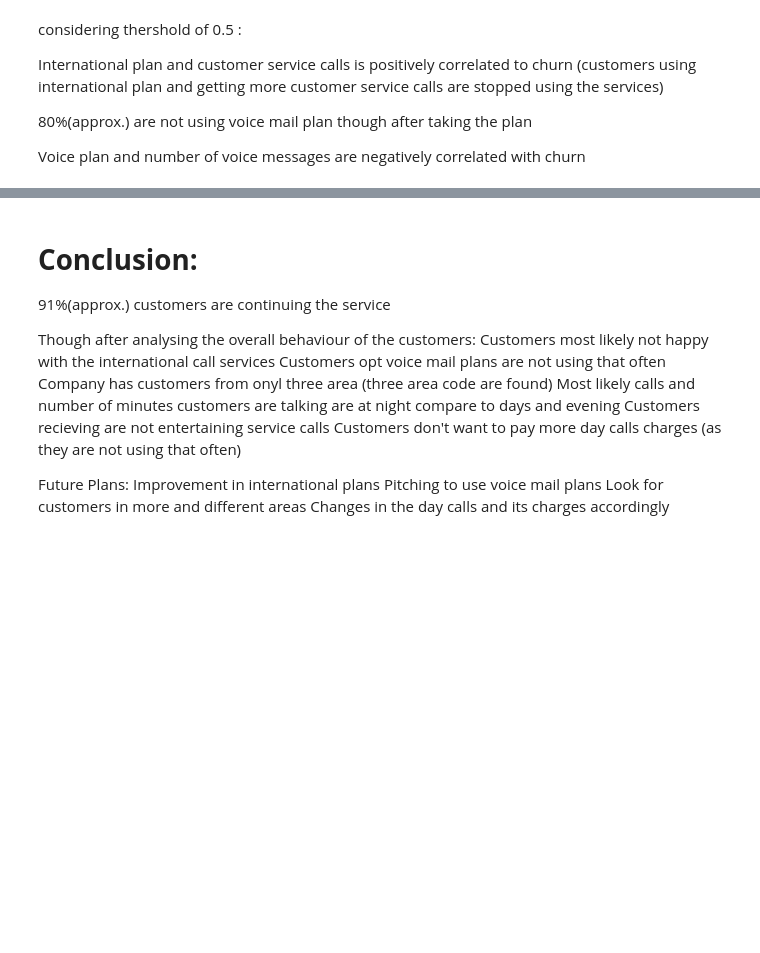
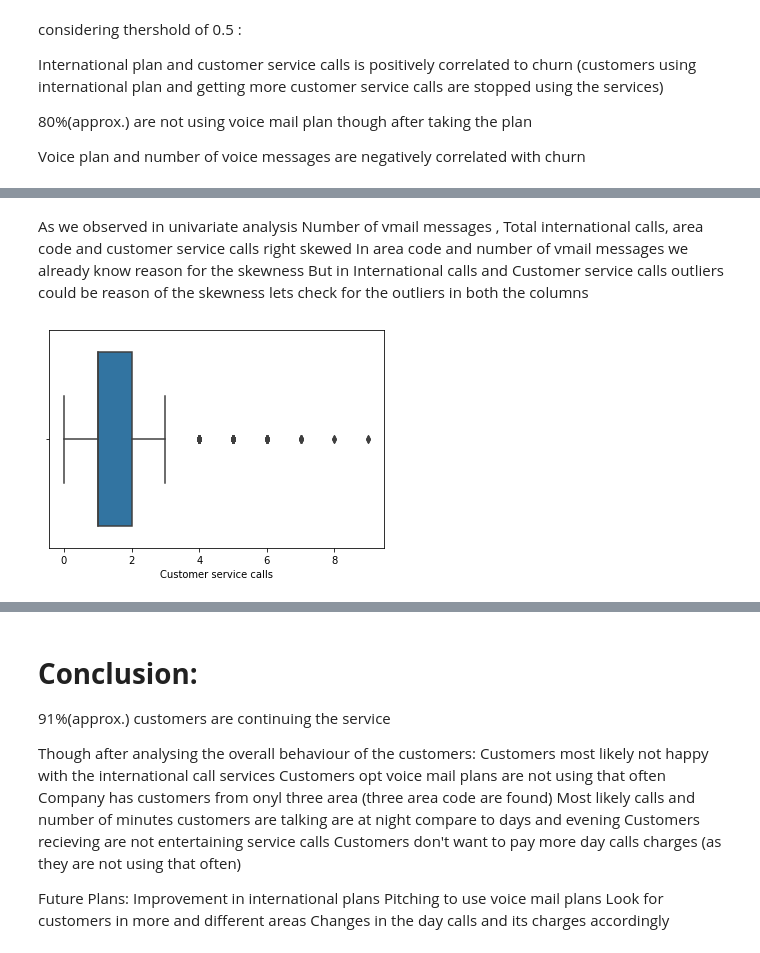
Before and after one commit to Aayushi4925/Telecom_churn, a Jupyter notebook: Copy_of_Telecom_Churn_Analysis_Capstone_Project.ipynb, the cells around one changed output, grey strips where cells are left out. Drawn from its saved outputs; the diff is of its cells as text; code cells hidden in the pictures; blank space fills up the shorter version.

```diff
--- a/Copy_of_Telecom_Churn_Analysis_Capstone_Project.ipynb
+++ b/Copy_of_Telecom_Churn_Analysis_Capstone_Project.ipynb
@@ -298,0 +323,9 @@ churn
+# %% [markdown]
+As we observed in univariate analysis Number of vmail messages , Total international calls, area code and customer service calls  right skewed
+In area code and number of vmail messages we already know reason for the skewness
+But in International calls and Customer service calls outliers could be reason of the skewness lets check for the outliers in both the columns
+# %%
+sns.boxplot(df['Customer service calls'])  #checking outliers in customer cervice calls
+plt.show()
+# %% [output]
+[figure, added]
```
Also changed, not shown: parts of 15 cells of this notebook.
